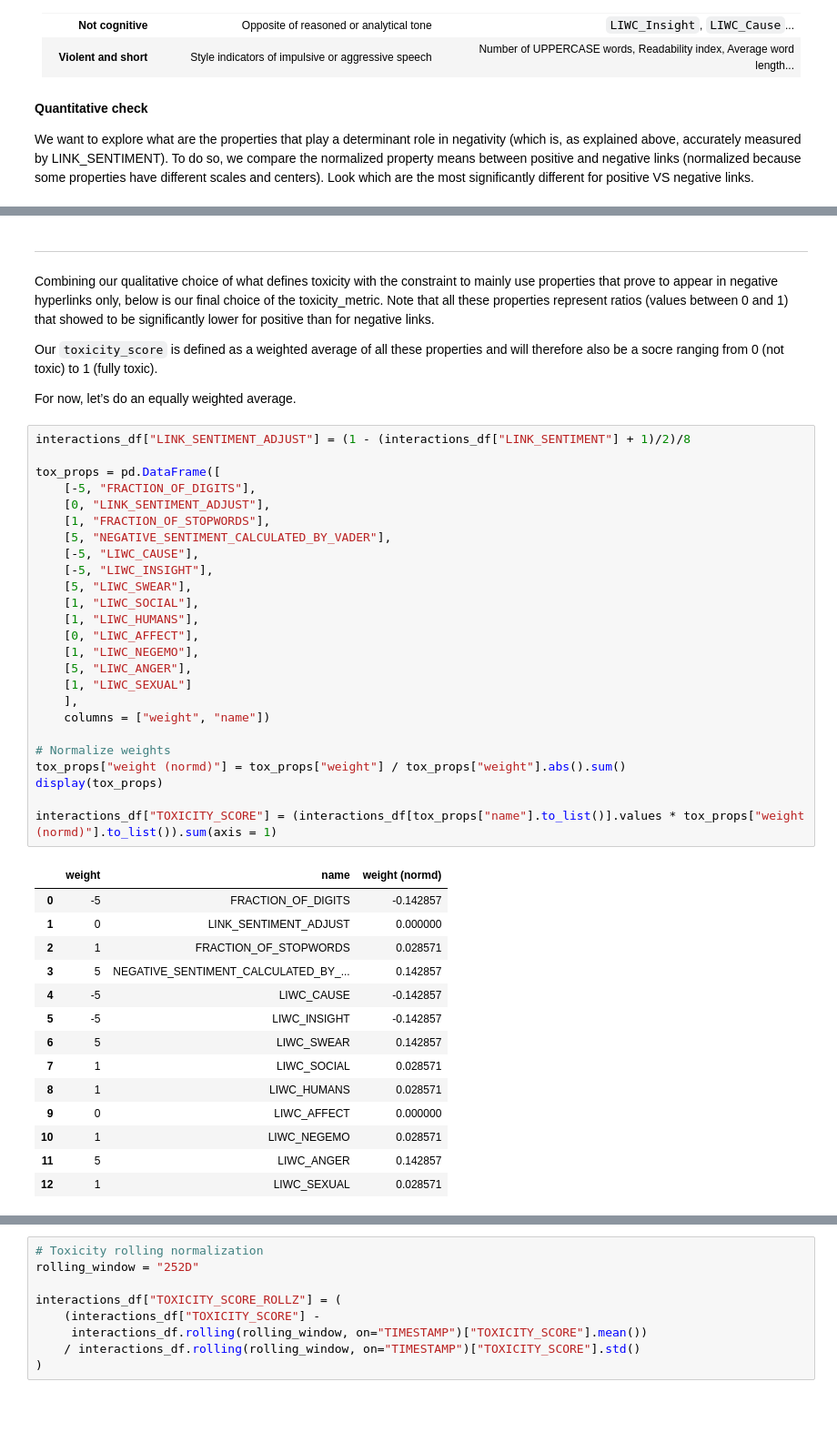
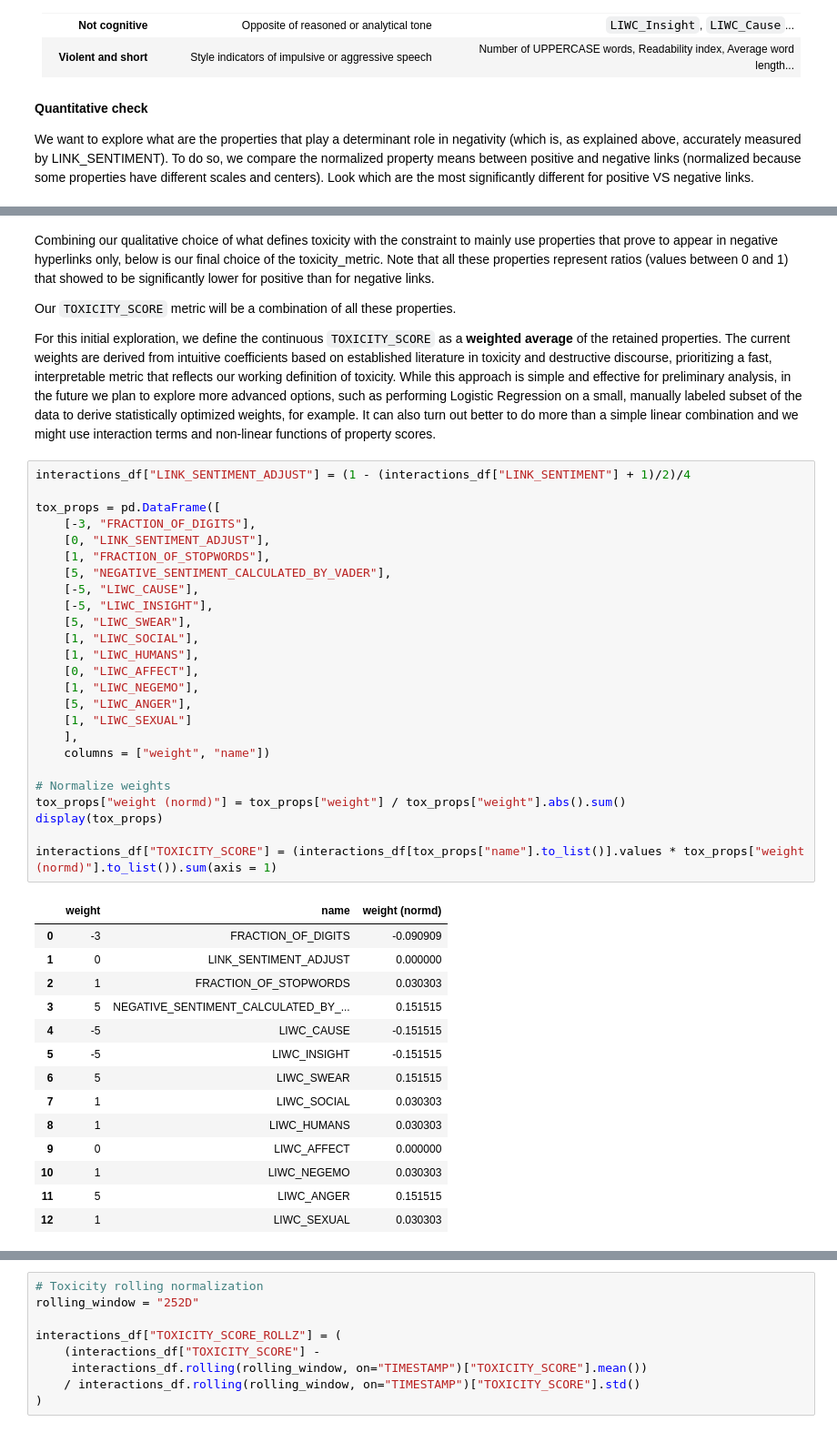
Before and after one commit to AkselAcar/ada-2025-project-adastra, a Jupyter notebook: results_metric.ipynb, the cells around one changed output, grey strips where cells are left out. Shown at 91% size. Drawn from its saved outputs; the diff is of its cells as text; blank space fills up the shorter version.

Commit message:
Commited last cyp version of metrics

```diff
--- a/results_metric.ipynb
+++ b/results_metric.ipynb
@@ -179,48 +148,47 @@ Found 4 properties higher for positive links (zΔ > 0.25):
 # %% [markdown]
----
 Combining our qualitative choice of what defines toxicity with the constraint to mainly use properties that prove to appear in negative hyperlinks only, below is our final choice of the toxicity_metric. Note that all these properties represent ratios (values between 0 and 1) that showed to be significantly lower for positive than for negative links.
 
-Our `toxicity_score` is defined as a weighted average of all these properties and will therefore also be a socre ranging from 0 (not toxic) to 1 (fully toxic).
+Our `TOXICITY_SCORE` metric will be a combination of all these properties.
 
-For now, let’s do an equally weighted average.
+For this initial exploration, we define the continuous `TOXICITY_SCORE` as a **weighted average** of the retained properties. The current weights are derived from intuitive coefficients based on established literature in toxicity and destructive discourse, prioritizing a fast, interpretable metric that reflects our working definition of toxicity. While this approach is simple and effective for preliminary analysis, in the future we plan to explore more advanced options, such as performing Logistic Regression on a small, manually labeled subset of the data to derive statistically optimized weights, for example. It can also turn out better to do more than a simple linear combination and we might use interaction terms and non-linear functions of property scores.
 # %%
-interactions_df["LINK_SENTIMENT_ADJUST"] = (1 - (interactions_df["LINK_SENTIMENT"] + 1)/2)/8
+interactions_df["LINK_SENTIMENT_ADJUST"] = (1 - (interactions_df["LINK_SENTIMENT"] + 1)/2)/4
 
 tox_props = pd.DataFrame([
-    [-5, "FRACTION_OF_DIGITS"],
+    [-3, "FRACTION_OF_DIGITS"],
     [0, "LINK_SENTIMENT_ADJUST"],
     [1, "FRACTION_OF_STOPWORDS"],
     [5, "NEGATIVE_SENTIMENT_CALCULATED_BY_VADER"],
     [-5, "LIWC_CAUSE"],
     [-5, "LIWC_INSIGHT"],
     [5, "LIWC_SWEAR"],
     [1, "LIWC_SOCIAL"],
     [1, "LIWC_HUMANS"],
     [0, "LIWC_AFFECT"],
     [1, "LIWC_NEGEMO"],
     [5, "LIWC_ANGER"],
     [1, "LIWC_SEXUAL"]
     ],
     columns = ["weight", "name"])
 
 # Normalize weights
 tox_props["weight (normd)"] = tox_props["weight"] / tox_props["weight"].abs().sum()
 display(tox_props)
 
 interactions_df["TOXICITY_SCORE"] = (interactions_df[tox_props["name"].to_list()].values * tox_props["weight (normd)"].to_list()).sum(axis = 1)
 # %% [output]
 |  | weight | name | weight (normd) |
-| 0 | -5 | FRACTION_OF_DIGITS | -0.142857 |
+| 0 | -3 | FRACTION_OF_DIGITS | -0.090909 |
 | 1 | 0 | LINK_SENTIMENT_ADJUST | 0.000000 |
-| 2 | 1 | FRACTION_OF_STOPWORDS | 0.028571 |
-| 3 | 5 | NEGATIVE_SENTIMENT_CALCULATED_BY_... | 0.142857 |
-| 4 | -5 | LIWC_CAUSE | -0.142857 |
-| 5 | -5 | LIWC_INSIGHT | -0.142857 |
-| 6 | 5 | LIWC_SWEAR | 0.142857 |
-| 7 | 1 | LIWC_SOCIAL | 0.028571 |
-| 8 | 1 | LIWC_HUMANS | 0.028571 |
+| 2 | 1 | FRACTION_OF_STOPWORDS | 0.030303 |
+| 3 | 5 | NEGATIVE_SENTIMENT_CALCULATED_BY_... | 0.151515 |
+| 4 | -5 | LIWC_CAUSE | -0.151515 |
+| 5 | -5 | LIWC_INSIGHT | -0.151515 |
+| 6 | 5 | LIWC_SWEAR | 0.151515 |
+| 7 | 1 | LIWC_SOCIAL | 0.030303 |
+| 8 | 1 | LIWC_HUMANS | 0.030303 |
 | 9 | 0 | LIWC_AFFECT | 0.000000 |
-| 10 | 1 | LIWC_NEGEMO | 0.028571 |
-| 11 | 5 | LIWC_ANGER | 0.142857 |
-| 12 | 1 | LIWC_SEXUAL | 0.028571 |
+| 10 | 1 | LIWC_NEGEMO | 0.030303 |
+| 11 | 5 | LIWC_ANGER | 0.151515 |
+| 12 | 1 | LIWC_SEXUAL | 0.030303 |
 # %%
```
Also changed, not shown: parts of 17 cells of this notebook, 2 other files.
